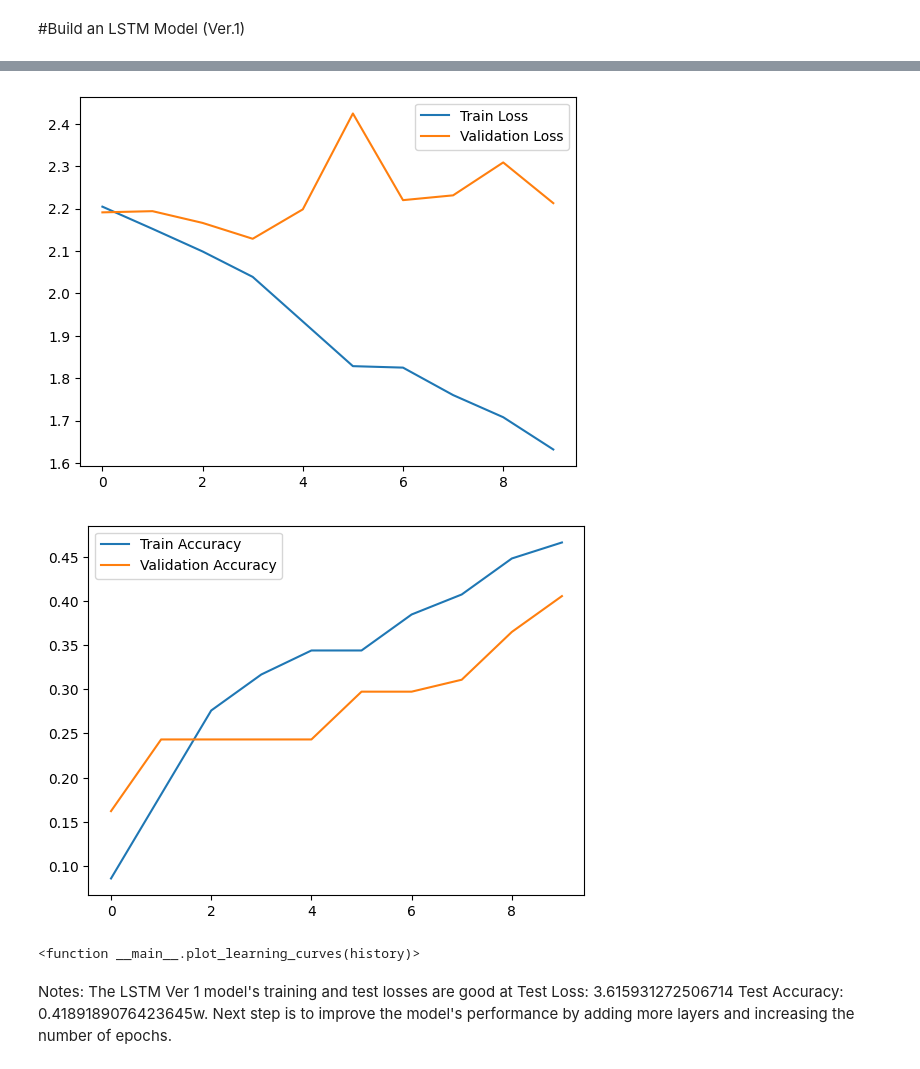
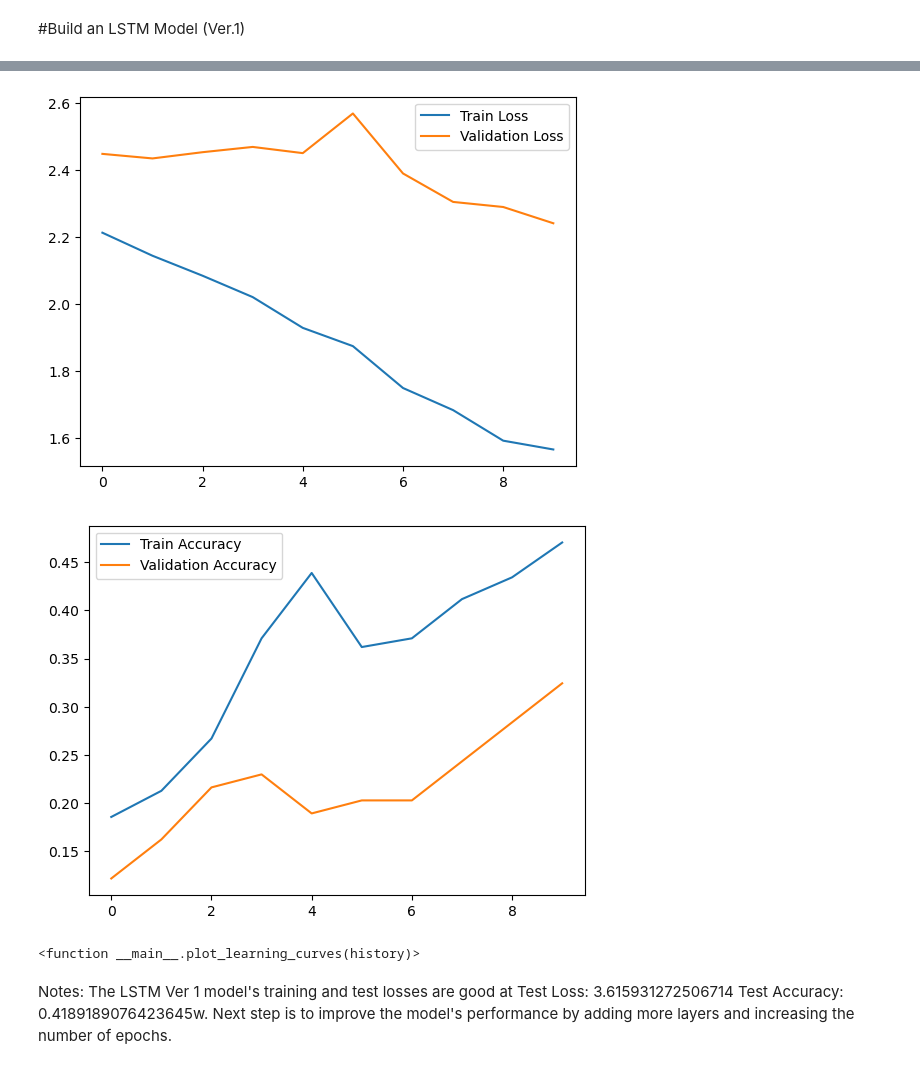
Before and after one commit to cteliStolenFocus/aai-511-team-8, a Jupyter notebook: AAI511_F_2_(2).ipynb, the cells around one changed output, grey strips where cells are left out. Cells and saved outputs as stored; diff of their text form; code cells hidden in the pictures.

```diff
--- a/AAI511_F_2_(2).ipynb
+++ b/AAI511_F_2_(2).ipynb
@@ -61,7 +65,24 @@ import pickle
 # %%
 #@title 2: Do Data Extraction (ETL) process
 # Directory of MIDI files
-base_dir = '/content/drive/MyDrive/AAI-511/Load Data/Final'
+# To support multiple developer environments we will set the base_dir accordingly
+def environment_base_dir():
+    try:
+        # Check for Google Colab
+        from google.colab import drive
+        return "/content/aai-511-team-8/train"
+    except ImportError:
+        # Check for Jupyter Notebook
+        print('Checing Jupyter notebook')
+        try:
+            cfg = get_ipython().config
+            if cfg is not None:
+                return "aai-511-team-8/train"
+        except:
+            return None
+
+base_dir = environment_base_dir()
+print(f"Using base_dir {base_dir}")
 
 # Specify the path and filename of the pickle file
 # Since the pkl file exists, that means the data was processed and features extracted
@@ -407,10 +431,10 @@ def plot_learning_curves(history):
     return plot_learning_curves
 # %%
 #@title 5.1: Show plot
-plot_learning_curves(history)
+plot_learning_curves(history1)
 # %% [output]
-[figure, old version]
+[figure, new version]
-[figure, old version]
+[figure, new version]
 <function __main__.plot_learning_curves(history)>
 # %% [markdown]
 Notes: The LSTM Ver 1 model's training and test losses are good at Test Loss: 3.615931272506714
```
Also changed, not shown: parts of 18 cells of this notebook, 1 other file.
